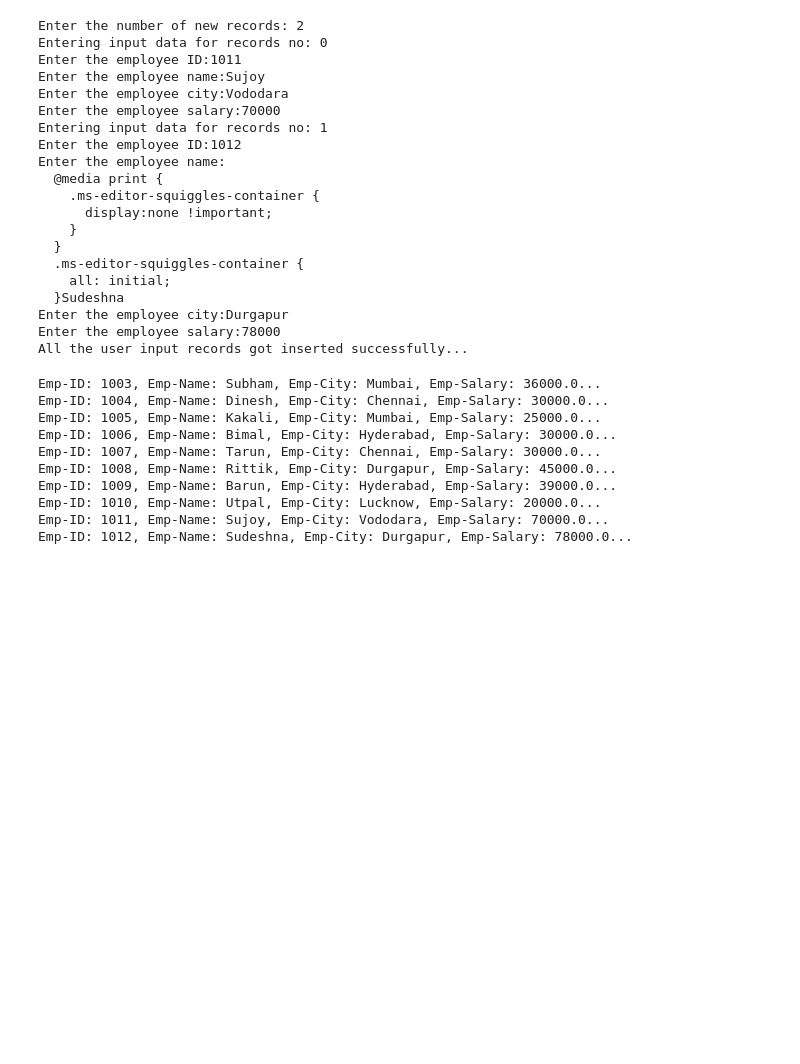
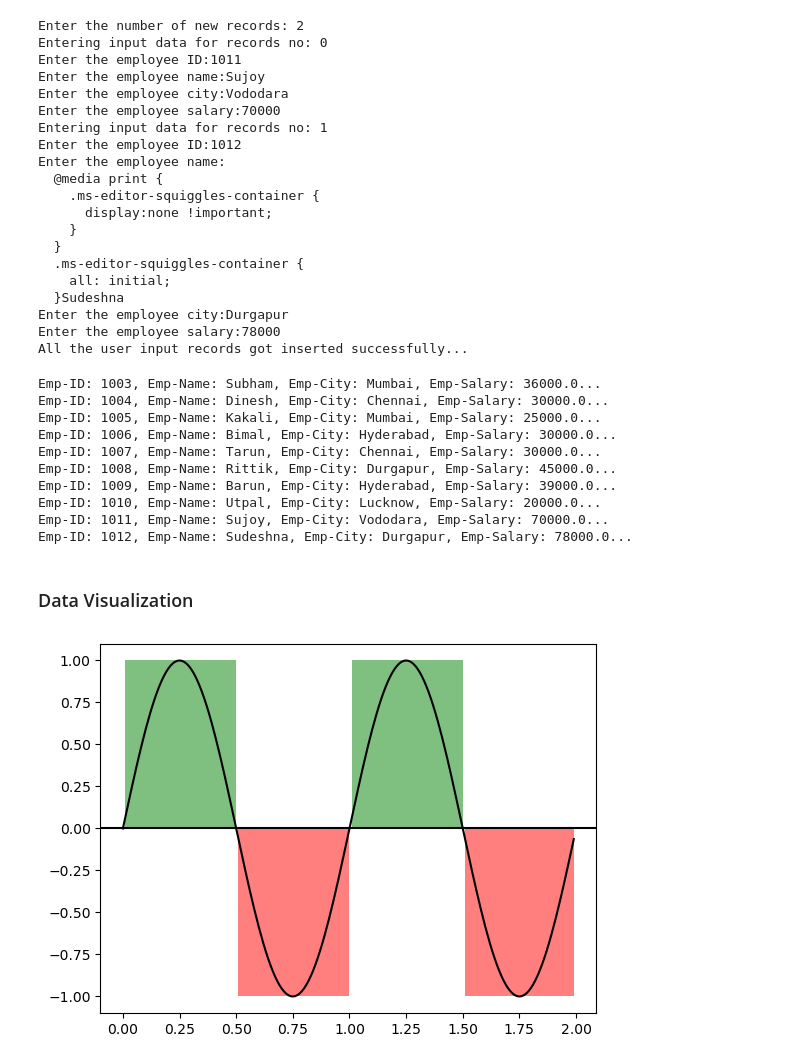
Before and after one commit to toarnabtrainer/AEC_Python_With_DBMS_July_2023, a Jupyter notebook: Database with Python.ipynb, the cells around one changed output. Saved outputs shown, nothing was run; the diff lists cells and outputs as text; code cells hidden in the pictures; blank space fills up the shorter version.

```diff
--- a/Database with Python.ipynb
+++ b/Database with Python.ipynb
@@ -378,3 +378,24 @@ Emp-ID: 1009, Emp-Name: Barun, Emp-City: Hyderabad, Emp-Salary: 39000.0...
 Emp-ID: 1010, Emp-Name: Utpal, Emp-City: Lucknow, Emp-Salary: 20000.0...
 Emp-ID: 1011, Emp-Name: Sujoy, Emp-City: Vododara, Emp-Salary: 70000.0...
 Emp-ID: 1012, Emp-Name: Sudeshna, Emp-City: Durgapur, Emp-Salary: 78000.0...
+# %% [markdown]
+### Data Visualization
+# %%
+import numpy as np
+import matplotlib.pyplot as plt
+
+
+t = np.arange(0.0, 2, 0.01)
+s = np.sin(2*np.pi*t)
+
+fig, ax = plt.subplots()
+
+ax.plot(t, s, color='black')
+ax.axhline(0, color='black')
+
+ax.fill_between(t, 1, where=s > 0, facecolor='green', alpha=.5)
+ax.fill_between(t, -1, where=s < 0, facecolor='red', alpha=.5)
+
+plt.show()
+# %% [output]
+[figure, added]
```
Also changed, not shown: parts of 6 cells of this notebook.
